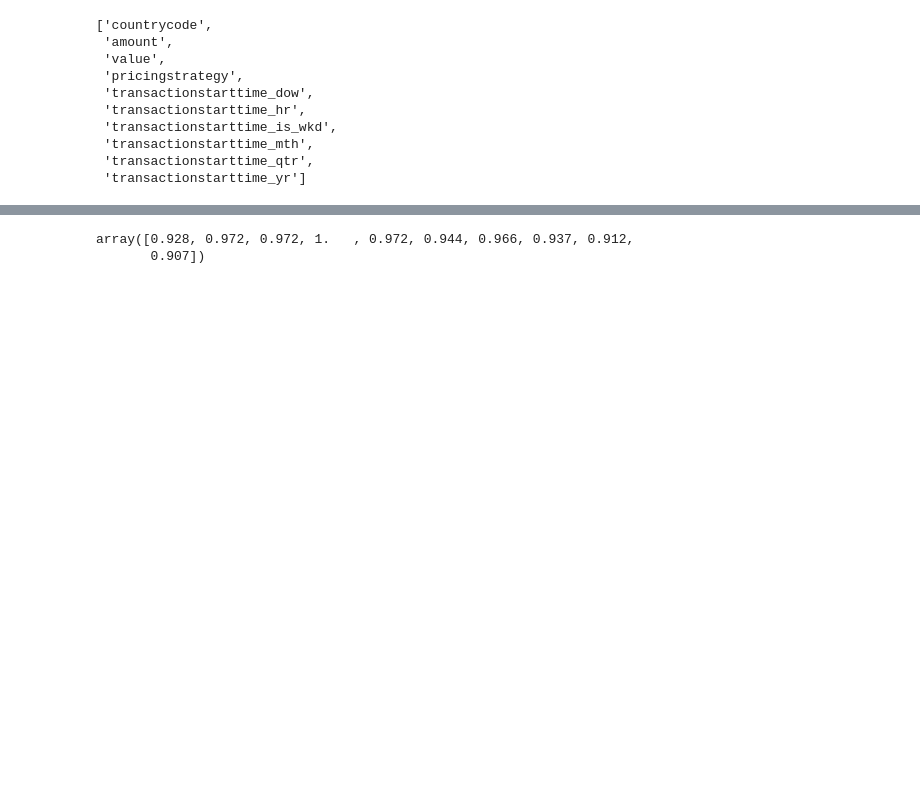
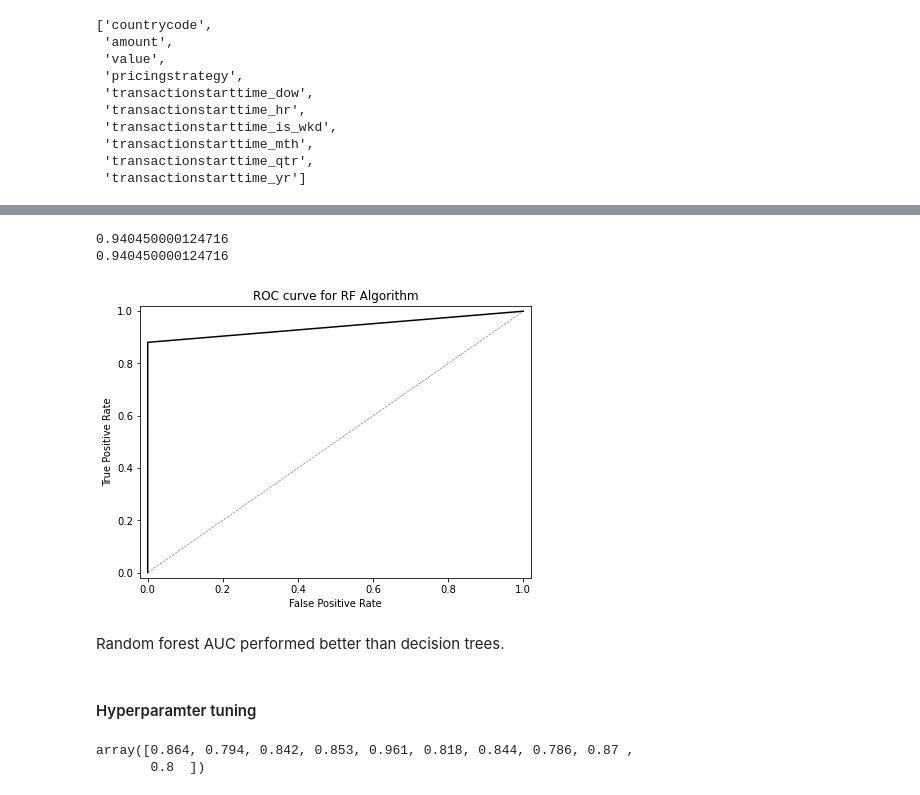
Before and after one commit to Danselem/fraud-classifier, a Jupyter notebook: fraud-class/src/notebooks/model.ipynb, the cells around one changed output, grey strips where cells are left out. Saved outputs shown, nothing was run; the diff lists cells and outputs as text; code cells hidden in the pictures; blank space fills up the shorter version.

```diff
--- a/fraud-class/src/notebooks/model.ipynb
+++ b/fraud-class/src/notebooks/model.ipynb
@@ -155,0 +160,5 @@ roc_auc_score(y_val, predictions)
+# %%
+# Make predictions on validation dataset
+rf_model = RandomForestClassifier()
+rf_model.fit(X, y_train)
+rf_predictions = rf_model.predict(X_val)
@@ -156 +181,27 @@ roc_auc_score(y_val, predictions)
+# %%
+fpr, tpr, thresholds = roc_curve(y_val, rf_predictions)
+print(auc(fpr, tpr))
+
+print(roc_auc_score(y_val, rf_predictions))
+plt.figure(figsize=(7, 5))
+
+plt.plot(fpr, tpr, color='black')
+plt.plot([0, 1], [0, 1], color='black', lw=0.7, linestyle='dashed', alpha=0.5)
+
+plt.xlim([-0.02, 1.02])
+plt.ylim([-0.02, 1.02])
+plt.xlabel('False Positive Rate')
+plt.ylabel('True Positive Rate')
+
+plt.title('ROC curve for RF Algorithm')
+
+plt.show()
+# %% [output]
+0.940450000124716
+0.940450000124716
+[figure, added]
+# %% [markdown]
+Random forest AUC performed better than decision trees.
+# %% [markdown]
+#### Hyperparamter tuning
 # %%
@@ -181,20 +232,20 @@ kfold = KFold(n_splits=10, shuffle=True, random_state=1)
 # %%
 aucs = []
 
-for train_idx, val_idx in kfold.split(train_data):
-    df_train = train_data.iloc[train_idx]
-    y_train = df_train.fraudresult.values
+for train_idx, val_idx in kfold.split(df_train):
+    df_t = df_train.iloc[train_idx]
+    y_t = df_t.fraudresult.values
 
-    df_val = train_data.iloc[val_idx]
-    y_val = df_val.fraudresult.values
+    df_v = df_train.iloc[val_idx]
+    y_v = df_v.fraudresult.values
 
-    dv, model = train(df_train, y_train)
-    y_pred = predict(df_val, dv, model)
+    dv, model = train(df_t, y_t)
+    y_pred = predict(df_v, dv, model)
 
-    rocauc = roc_auc_score(y_val, y_pred)
+    rocauc = roc_auc_score(y_v, y_pred)
     aucs.append(rocauc)
 
 np.array(aucs).round(3)
 # %% [output]
-array([0.928, 0.972, 0.972, 1.   , 0.972, 0.944, 0.966, 0.937, 0.912,
-       0.907])
+array([0.864, 0.794, 0.842, 0.853, 0.961, 0.818, 0.844, 0.786, 0.87 ,
+       0.8  ])
```
Also changed, not shown: parts of 27 cells of this notebook.
